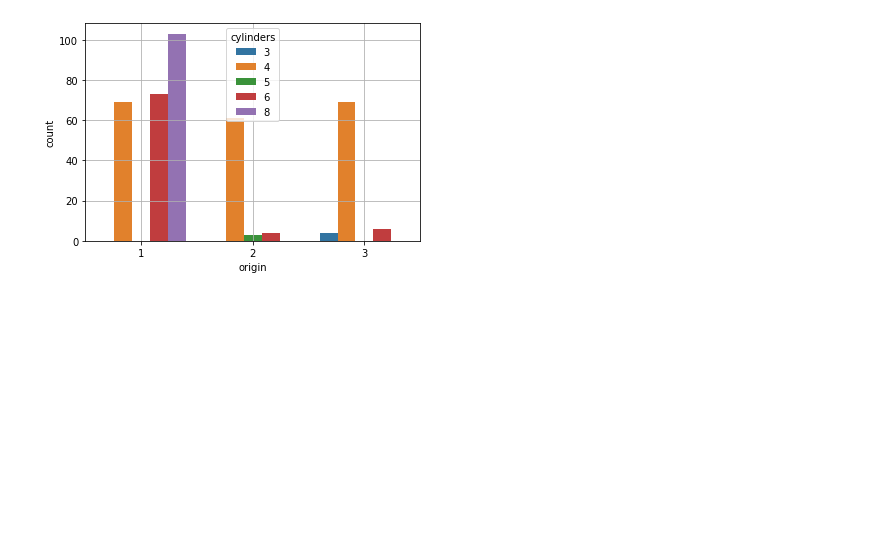
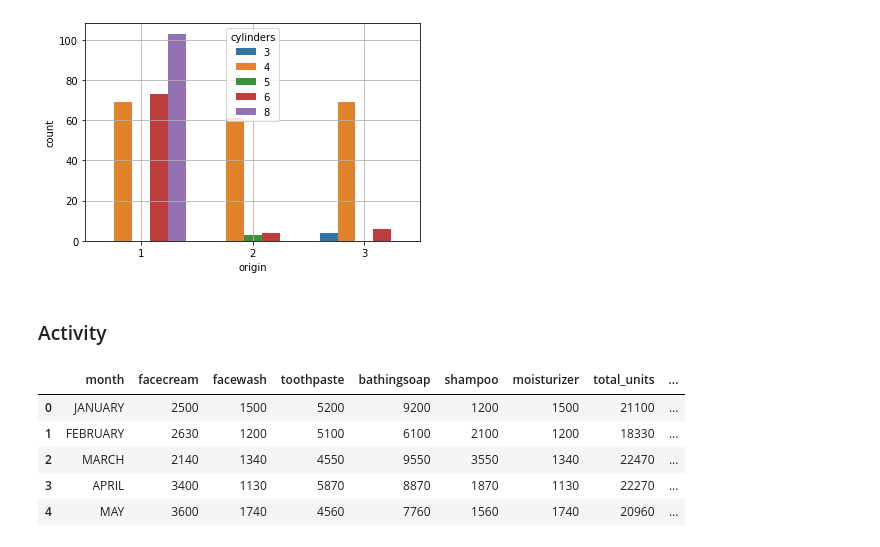
Before and after one commit to sreeh4ri/ictk_projects, a Jupyter notebook: notebooks/ex-seaborn-basics.ipynb, the cells around one changed output. Drawn from its saved outputs; the diff is of its cells as text; code cells hidden in the pictures; blank space fills up the shorter version.

Commit message:
week 4 activity

```diff
--- a/notebooks/ex-seaborn-basics.ipynb
+++ b/notebooks/ex-seaborn-basics.ipynb
@@ -101,3 +101,18 @@ sns.countplot(x='origin',hue='cylinders',data = data)
 plt.grid(True)
 # %% [output]
 [figure]
+# %% [markdown]
+### Activity
+# %%
+# display the histogram for month vs sales of "face_cream" and "face_wash" from a fashion company
+df = pd.read_csv('./datasets/company_sales_data.csv')
+display(df.head())
+#display(beauty_csv.dtypes)
+#display(beauty_csv['month'])
+# %% [output]
+|  | month | facecream | facewash | toothpaste | bathingsoap | shampoo | moisturizer | total_units | ... |
+| 0 | JANUARY | 2500 | 1500 | 5200 | 9200 | 1200 | 1500 | 21100 | ... |
+| 1 | FEBRUARY | 2630 | 1200 | 5100 | 6100 | 2100 | 1200 | 18330 | ... |
+| 2 | MARCH | 2140 | 1340 | 4550 | 9550 | 3550 | 1340 | 22470 | ... |
+| 3 | APRIL | 3400 | 1130 | 5870 | 8870 | 1870 | 1130 | 22270 | ... |
+| 4 | MAY | 3600 | 1740 | 4560 | 7760 | 1560 | 1740 | 20960 | ... |
```
Also changed, not shown: parts of 2 cells of this notebook, 1 other file.
